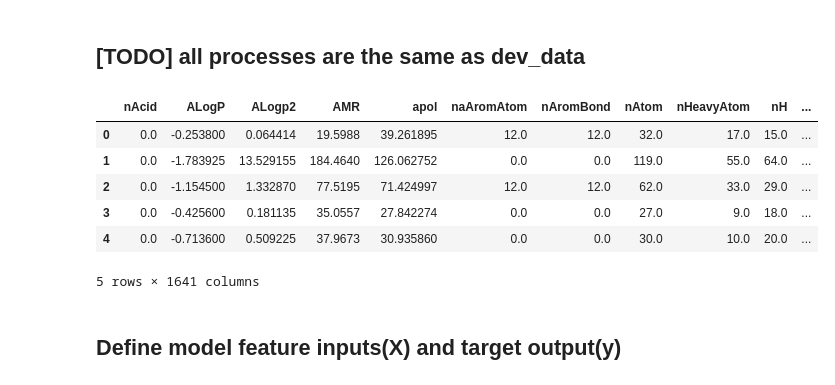
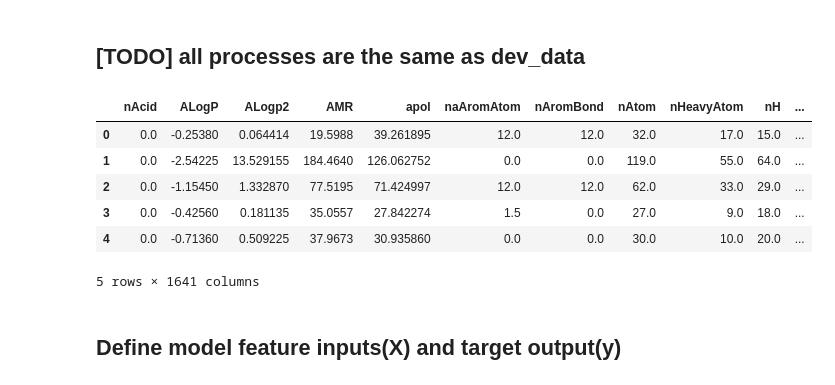
Before and after one commit to Abathur0u0/VirtualScreening_github, a Jupyter notebook: Day3_classifier_demo.ipynb, the cells around one changed output. Drawn from its saved outputs; the diff is of its cells as text; code cells hidden in the pictures.

```diff
--- a/Day3_classifier_demo.ipynb
+++ b/Day3_classifier_demo.ipynb
@@ -32,6 +48,7 @@ from sklearn.preprocessing import StandardScaler, MinMaxScaler
 # %%
-df = pd.read_excel('OUTPUT.xlsx')
-data = df.drop(columns=['ID', 'name', 'smiles'])
+
+output = df['output']
+data = df.drop(columns=['ID', 'name', 'smiles', 'output']).copy()
 selected_features = data.columns
 
 for column in data.columns:
@@ -49,6 +66,7 @@ knn_imputed_df = knn_imputer.transform(scaled_df)
 # 將補值後的資料還原為原始範圍
 df0 = scaler.inverse_transform(knn_imputed_df)
 df0 = pd.DataFrame(df0, columns=selected_features)
+df0 = pd.concat([output, df0], axis=1)
 df0.head(5)
 # %% [output]
 |  | output | nAcid | ALogP | ALogp2 | AMR | apol | naAromAtom | nAromBond | nAtom | nHeavyAtom | ... |
@@ -367,28 +441,28 @@ data1.head(5)
 # %%
 selected_features1 = data1.columns
 for column in data1.columns:
     max_value = data[column][data[column] != np.inf].max()  # Calculate the maximum value excluding inf
     data1[column].replace(np.inf, max_value, inplace=True)  # Replace inf with the maximum value
 
 # 使用KNN補值原始資料的NaN
-scaler1 = MinMaxScaler().fit(data1)
-scaled_df1 = scaler1.transform(data1)
+# scaler1 = MinMaxScaler().fit(data1)
+scaled_df1 = scaler.transform(data1)
 
 # 使用KNN補值
-knn_imputer1 = KNNImputer(n_neighbors=4).fit(scaled_df1)
-knn_imputed_df1 = knn_imputer1.transform(scaled_df1)
+# knn_imputer1 = KNNImputer(n_neighbors=4).fit(scaled_df1)
+knn_imputed_df1 = knn_imputer.transform(scaled_df1)
 
 # 將補值後的資料還原為原始範圍
-df1 = scaler1.inverse_transform(knn_imputed_df1)
+df1 = scaler.inverse_transform(knn_imputed_df1)
 df1 = pd.DataFrame(df1, columns=selected_features1)
 df1.head(5)
 # %% [output]
 |  | nAcid | ALogP | ALogp2 | AMR | apol | naAromAtom | nAromBond | nAtom | nHeavyAtom | nH | ... |
-| 0 | 0.0 | -0.253800 | 0.064414 | 19.5988 | 39.261895 | 12.0 | 12.0 | 32.0 | 17.0 | 15.0 | ... |
-| 1 | 0.0 | -1.783925 | 13.529155 | 184.4640 | 126.062752 | 0.0 | 0.0 | 119.0 | 55.0 | 64.0 | ... |
-| 2 | 0.0 | -1.154500 | 1.332870 | 77.5195 | 71.424997 | 12.0 | 12.0 | 62.0 | 33.0 | 29.0 | ... |
-| 3 | 0.0 | -0.425600 | 0.181135 | 35.0557 | 27.842274 | 0.0 | 0.0 | 27.0 | 9.0 | 18.0 | ... |
-| 4 | 0.0 | -0.713600 | 0.509225 | 37.9673 | 30.935860 | 0.0 | 0.0 | 30.0 | 10.0 | 20.0 | ... |
+| 0 | 0.0 | -0.25380 | 0.064414 | 19.5988 | 39.261895 | 12.0 | 12.0 | 32.0 | 17.0 | 15.0 | ... |
+| 1 | 0.0 | -2.54225 | 13.529155 | 184.4640 | 126.062752 | 0.0 | 0.0 | 119.0 | 55.0 | 64.0 | ... |
+| 2 | 0.0 | -1.15450 | 1.332870 | 77.5195 | 71.424997 | 12.0 | 12.0 | 62.0 | 33.0 | 29.0 | ... |
+| 3 | 0.0 | -0.42560 | 0.181135 | 35.0557 | 27.842274 | 1.5 | 0.0 | 27.0 | 9.0 | 18.0 | ... |
+| 4 | 0.0 | -0.71360 | 0.509225 | 37.9673 | 30.935860 | 0.0 | 0.0 | 30.0 | 10.0 | 20.0 | ... |
 5 rows × 1641 columns
 # %% [markdown]
 ## Define model feature inputs(X) and target output(y)
```
Also changed, not shown: parts of 14 cells of this notebook, 4 other files.
